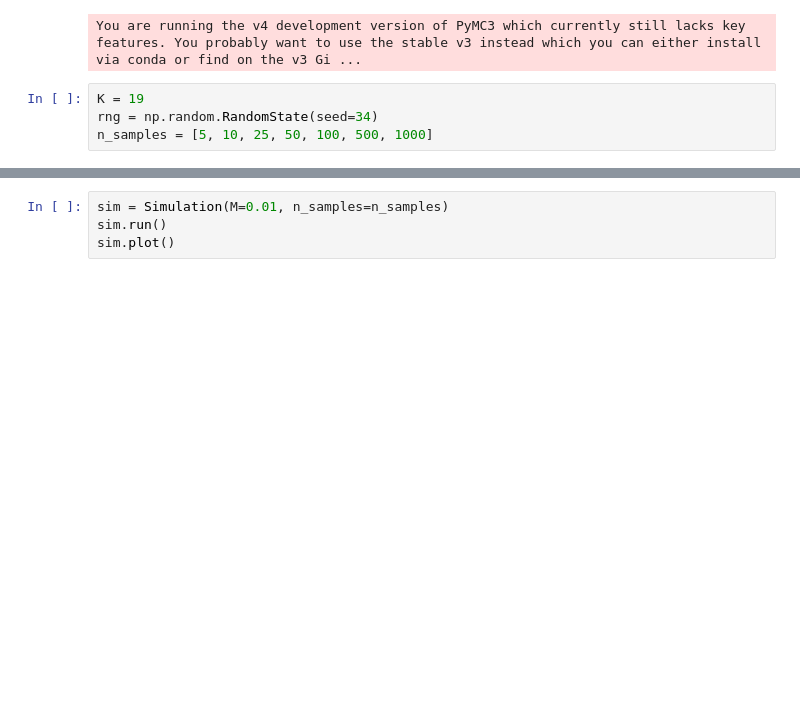
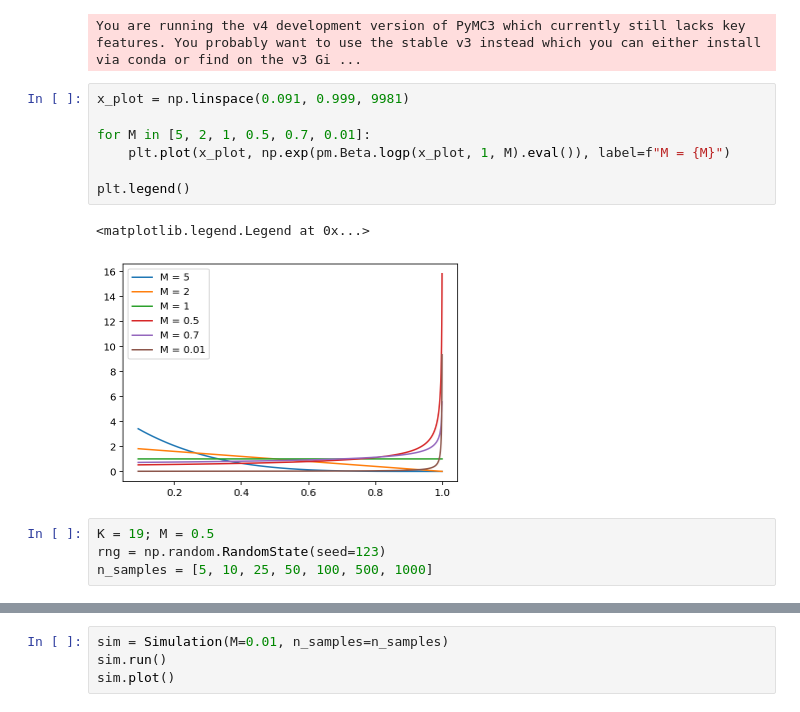
Before and after one commit to larryshamalama/pymc3-playground, a Jupyter notebook: notebooks/progress/dp-recover-basic-parameters.ipynb, the cells around one changed output, grey strips where cells are left out. Saved outputs shown, nothing was run; the diff lists cells and outputs as text; blank space fills up the shorter version.

```diff
--- a/notebooks/progress/dp-recover-basic-parameters.ipynb
+++ b/notebooks/progress/dp-recover-basic-parameters.ipynb
@@ -15,9 +15,19 @@ import aesara
 %matplotlib inline
 # %% [output]
 You are running the v4 development version of PyMC3 which currently still lacks key features. You probably want to use the stable v3 instead which you can either install via conda or find on the v3 Gi ...
+# %%
+x_plot = np.linspace(0.091, 0.999, 9981)
+
+for M in [5, 2, 1, 0.5, 0.7, 0.01]:
+    plt.plot(x_plot, np.exp(pm.Beta.logp(x_plot, 1, M).eval()), label=f"M = {M}")
+
+plt.legend()
+# %% [output]
+<matplotlib.legend.Legend at 0x...>
+[figure, added]
 # %%
-K = 19
-rng = np.random.RandomState(seed=34)
+K = 19; M = 0.5
+rng = np.random.RandomState(seed=123)
 n_samples = [5, 10, 25, 50, 100, 500, 1000]
 # %%
 def generate_sticks(M, rng, size):
```
Also changed, not shown: parts of 12 cells of this notebook, 1 other file.
